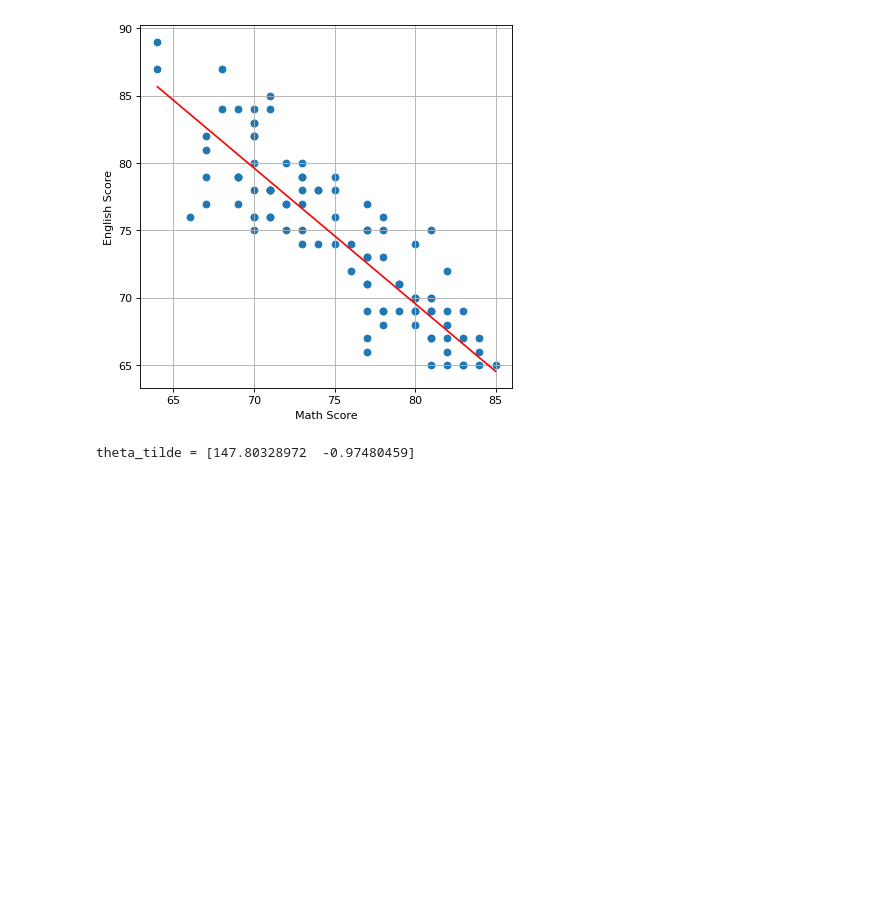
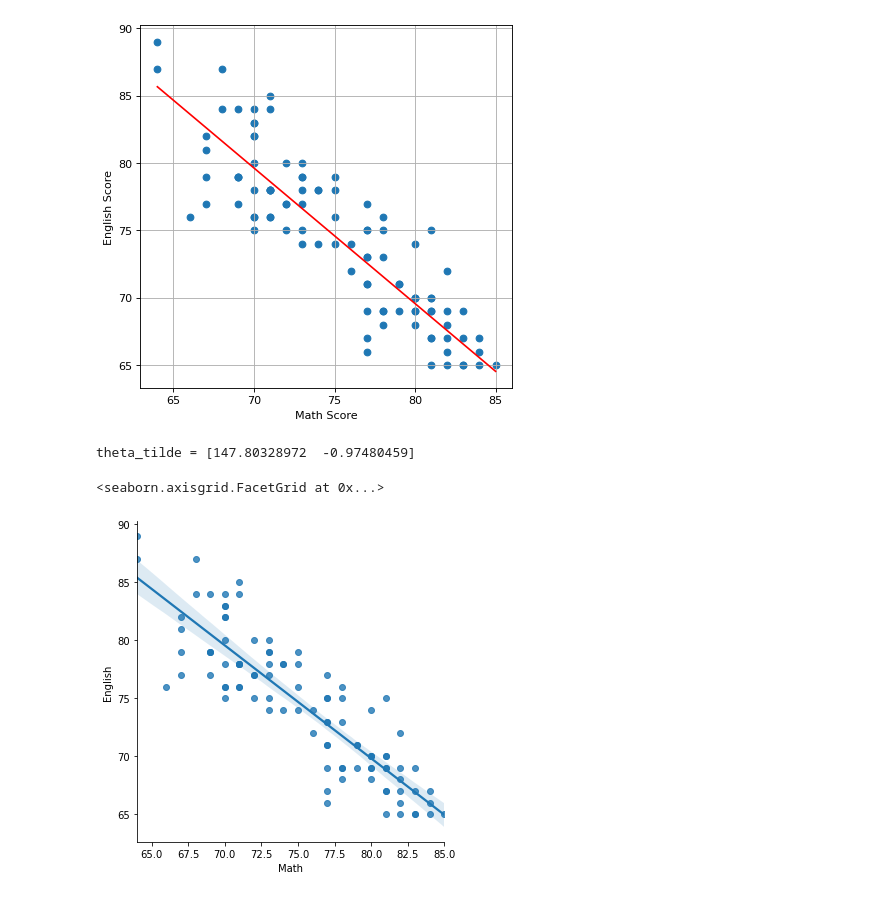
Before and after one commit to dongjji/machine_learning, a Jupyter notebook: ml_homework/7주차실습과제.ipynb, the cells around one changed output. Cells and saved outputs as stored; diff of their text form; code cells hidden in the pictures; blank space fills up the shorter version.

Commit message:
Day142 graph_practice 2 with seaborn

```diff
--- a/ml_homework/7주차실습과제.ipynb
+++ b/ml_homework/7주차실습과제.ipynb
@@ -123,3 +123,9 @@ theta_tilde = np.linalg.inv(Rxx) @ rxy # 최적 파라미터 Theta_tilde
 print("theta_tilde = " + str(theta_tilde) )
 # %% [output]
 theta_tilde = [147.80328972  -0.97480459]
+# %%
+import seaborn as sns
+sns.lmplot(data=df, x="Math", y="English")
+# %% [output]
+<seaborn.axisgrid.FacetGrid at 0x...>
+[figure, added]
```
Also changed, not shown: 2 other files.
